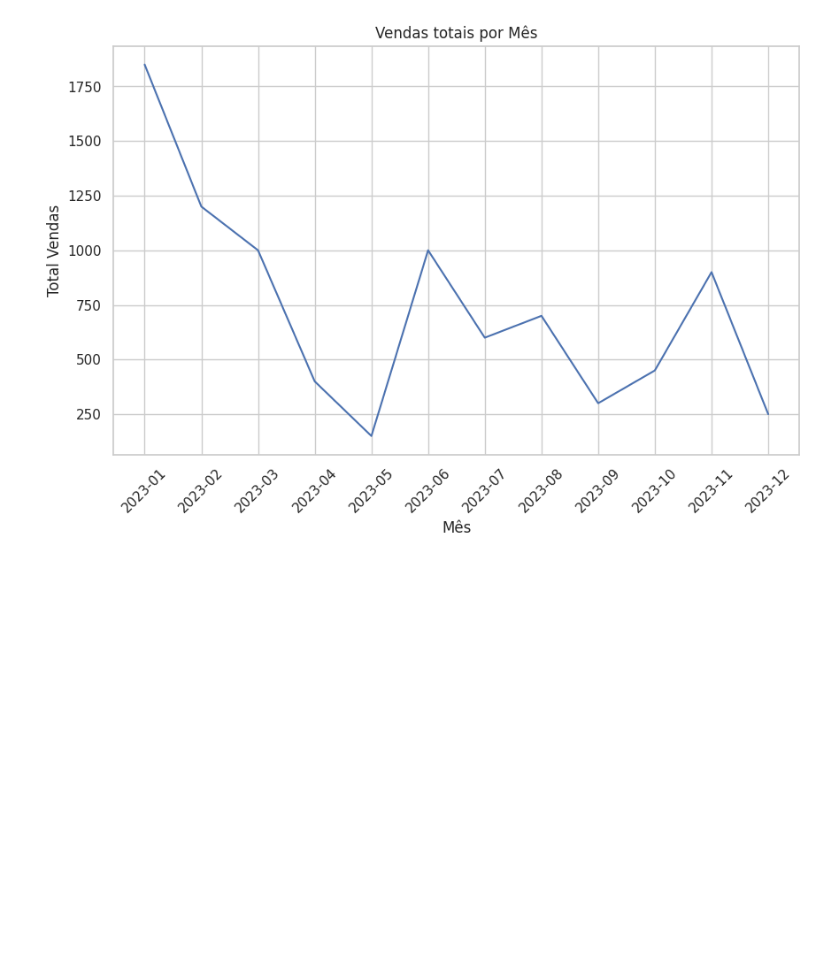
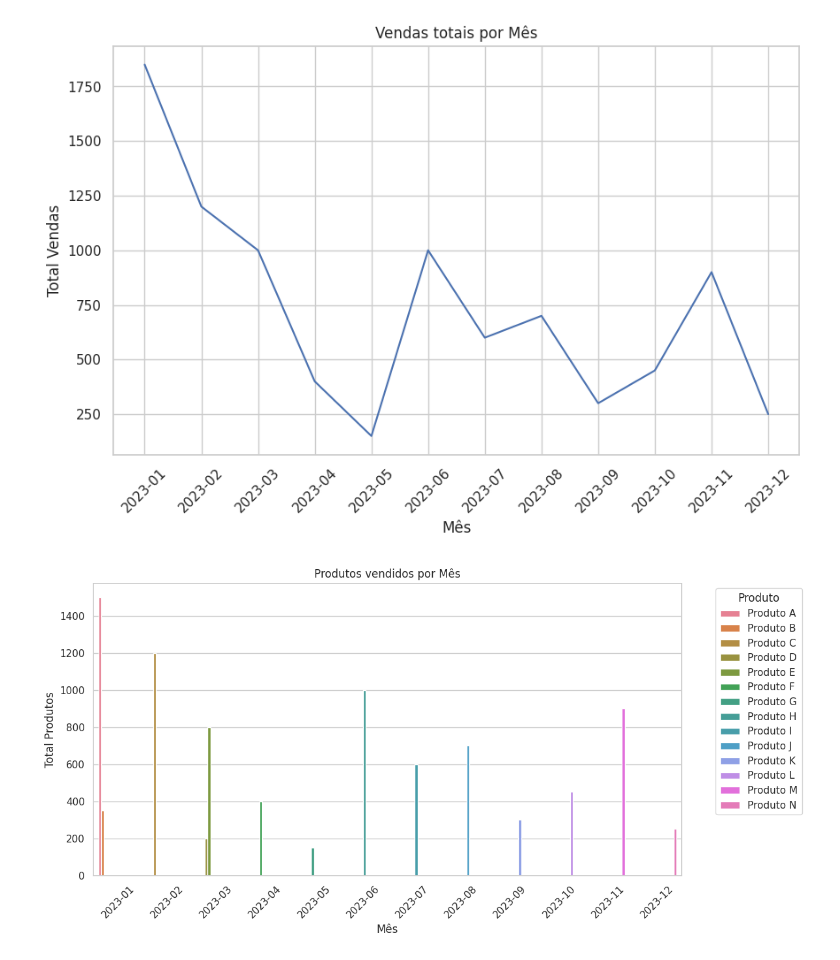
Before and after one commit to joao-pedro-203/Portif-lio, a Jupyter notebook: AulaPratica_VIsualDadosPhython.ipynb, the cells around one changed output. Cells and saved outputs as stored; diff of their text form; code cells hidden in the pictures; blank space fills up the shorter version.

```diff
--- a/AulaPratica_VIsualDadosPhython.ipynb
+++ b/AulaPratica_VIsualDadosPhython.ipynb
@@ -3,6 +3,8 @@
 # %%
 import sqlite3
 import pandas as pd
+import matplotlib.pyplot as plt
+import seaborn as sns
 
 #Conectando ao banco de dados
 conn=sqlite3.connect('dados_vendas.db')
@@ -30,13 +32,20 @@ vendas_por_mes['data_venda'] = vendas_por_mes['data_venda'].astype(str)
 vendas_por_mes.rename(columns={'valor_venda': 'vendas_totais'}, inplace=True)
 print(vendas_por_mes)
 
-import matplotlib.pyplot as plt
-import seaborn as sns
+#Agrupando por produto vendido
+produto_vendidos=df.groupby('produto')['valor_venda'].sum().reset_index()
+produto_vendidos.rename(columns={'valor_venda': 'produtos_vendidos'}, inplace=True)
+print(produto_vendidos)
+
+#Grupo de produtos mais vendidos e o mês correspondente
+produtos_vendidos_por_mes = df.groupby([df['data_venda'].dt.to_period('M'), 'produto'])['valor_venda'].sum().reset_index()
+produtos_vendidos_por_mes['data_venda'] = produtos_vendidos_por_mes['data_venda'].astype(str)
+
 
 #Configuração de estilo
 sns.set(style='whitegrid')
 
-#Gráfico de barras
+#Gráfico de linha
 plt.figure(figsize=(10,6))
 sns.lineplot(data=vendas_por_mes,x='data_venda',y='vendas_totais')
 plt.title('Vendas totais por Mês')
@@ -44,6 +53,17 @@ plt.xlabel('Mês')
 plt.ylabel('Total Vendas')
 plt.xticks(rotation=45)
 plt.show()
+
+#Gráfico em barras
+plt.figure(figsize=(12,6))
+sns.barplot(data=produtos_vendidos_por_mes,x='data_venda',y='valor_venda', hue='produto')
+plt.title('Produtos vendidos por Mês')
+plt.xlabel('Mês')
+plt.ylabel('Total Produtos')
+plt.xticks(rotation=45)
+plt.legend(title='Produto', bbox_to_anchor=(1.05, 1), loc='upper left')
+plt.tight_layout()
+plt.show()
 # %% [output]
    id_venda  data_venda    produto    categoria  valor_venda
 0         1  2023-01-01  Produto A  Eletrônicos       1500.0
@@ -65 +85,2 @@ Data columns (total 5 columns):
 [figure]
+[figure, added]
```
Also changed, not shown: parts of 1 cell of this notebook.
